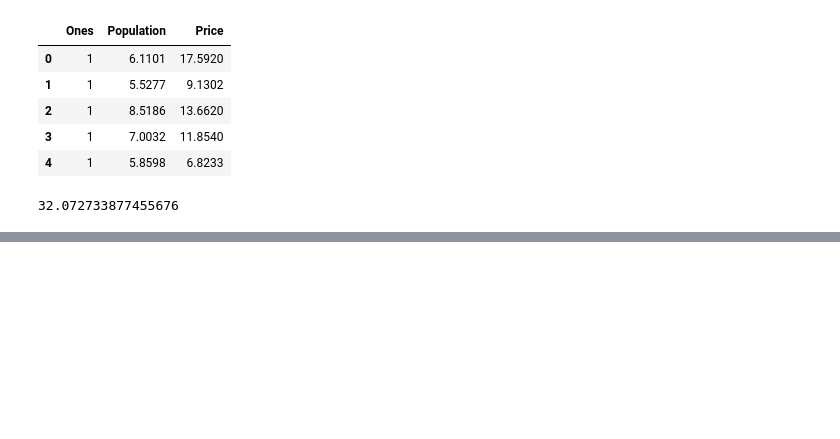
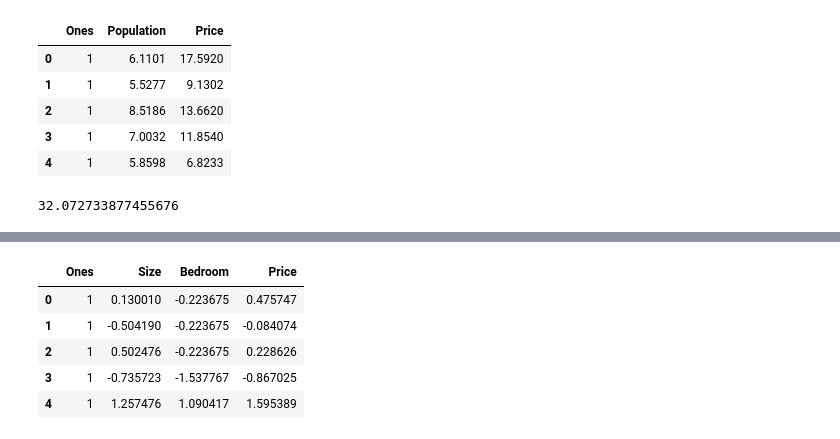
Before and after one commit to JuyiWang/MachineLearning, a Jupyter notebook: Wu_ML/Code/Week_1/ex1-linear regression/ex1.ipynb, the cells around one changed output, grey strips where cells are left out. Saved outputs shown, nothing was run; the diff lists cells and outputs as text; code cells hidden in the pictures; blank space fills up the shorter version.

```diff
--- a/Wu_ML/Code/Week_1/ex1-linear regression/ex1.ipynb
+++ b/Wu_ML/Code/Week_1/ex1-linear regression/ex1.ipynb
@@ -141,0 +104,4 @@ n[0,1]
+# %%
+path = 'ex1data2.txt'
+data = pd.read_csv(path,header = None,names = ['Size','Bedroom','Price'])
+data.head()
@@ -141,0 +117,3 @@ n[0,1]
+# %%
+data = (data - data.mean())/data.std()
+data.head()
@@ -141,0 +127,10 @@ n[0,1]
+# %%
+data.insert(0,'Ones',1)
+data.head()
+# %% [output]
+|  | Ones | Size | Bedroom | Price |
+| 0 | 1 | 0.130010 | -0.223675 | 0.475747 |
+| 1 | 1 | -0.504190 | -0.223675 | -0.084074 |
+| 2 | 1 | 0.502476 | -0.223675 | 0.228626 |
+| 3 | 1 | -0.735723 | -1.537767 | -0.867025 |
+| 4 | 1 | 1.257476 | 1.090417 | 1.595389 |
```
Also changed, not shown: parts of 37 cells of this notebook.
